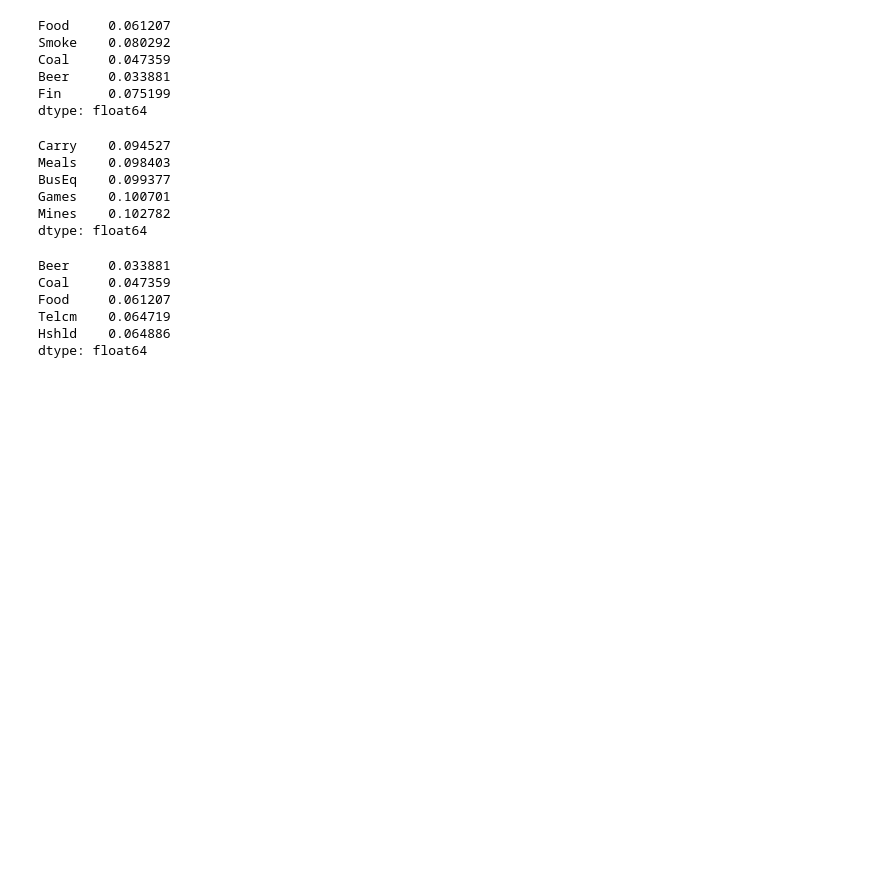
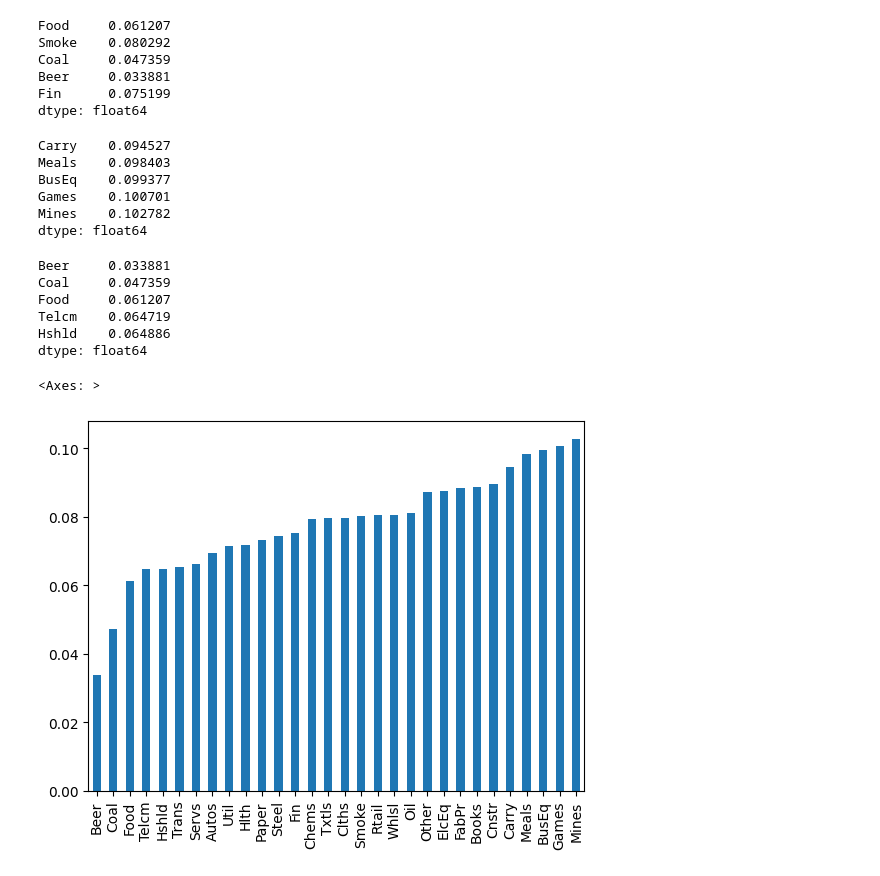
Before and after one commit to tho-hk/edhec-portfolio-construction, a Jupyter notebook: nb/eff_frontier.ipynb, the cells around one changed output. Saved outputs shown, nothing was run; the diff lists cells and outputs as text; code cells hidden in the pictures; blank space fills up the shorter version.

```diff
--- a/nb/eff_frontier.ipynb
+++ b/nb/eff_frontier.ipynb
@@ -62,7 +62,11 @@ Availble Python Modules:
 ## importing data
 # %%
 import pandas as pd
-industries = pd.read_csv(f"{DATA_PATH}/ind30_m_vw_rets.csv", header=0, index_col=0, parse_dates=True)/100
+industries = pd.read_csv(f"{DATA_PATH}/ind30_m_vw_rets.csv",
+                         header=0,
+                         index_col=0,
+                         # parse_dates=True
+                        )/100
 # for debug you can use: prices = pd.read_csv("../data/Portfolios_Formed_on_ME_monthly_EW.csv")
 # %%
 industries.head()
@@ -78,5 +82,6 @@ industries.head()
 modifications needed:
 - dates parsed as integers
 # %%
-industries.index = pd.to_datetime(industries.index, format="%Y%m").to_period('M')
+industries.index = pd.to_datetime(industries.index, format="%Y%m")
+industries.index = industries.index.to_period('M')
 # %%
@@ -159,3 +155,8 @@ Food     0.061207
 Telcm    0.064719
 Hshld    0.064886
 dtype: float64
+# %%
+erk.var_gaussian(industries, modified=True).sort_values().plot.bar()
+# %% [output]
+<Axes: >
+[figure, added]
```
Also changed, not shown: parts of 2 cells of this notebook.
